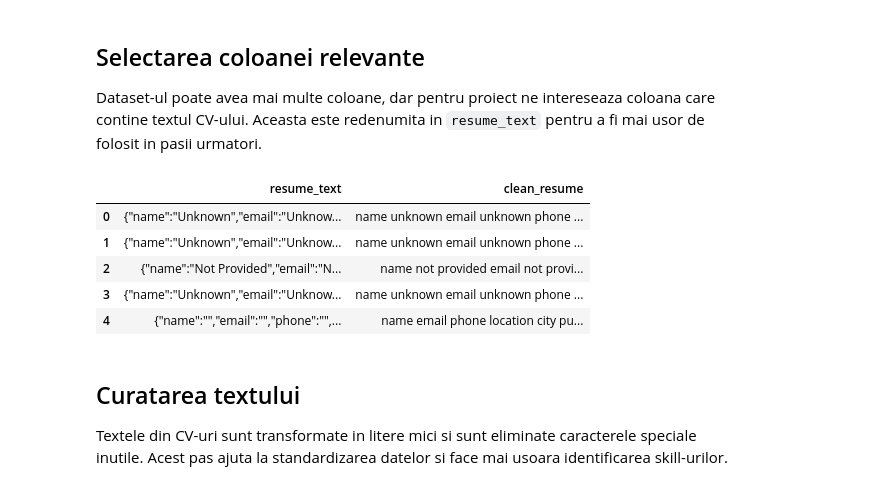
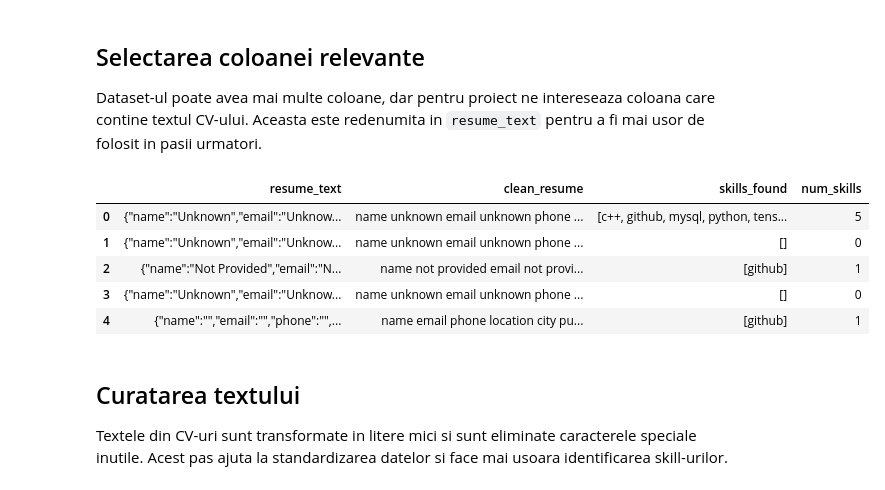
Before and after one commit to victor-moga30/cv-parsing-hr-assistant, a Jupyter notebook: victor.ipynb, the cells around one changed output. Saved outputs shown, nothing was run; the diff lists cells and outputs as text; code cells hidden in the pictures.

```diff
--- a/victor.ipynb
+++ b/victor.ipynb
@@ -99,25 +116,64 @@ Coloana folosita pentru CV: personal_info
 
 Dataset-ul poate avea mai multe coloane, dar pentru proiect ne intereseaza coloana care contine textul CV-ului. Aceasta este redenumita in `resume_text` pentru a fi mai usor de folosit in pasii urmatori.
 # %%
-# 3. Curatare text
+# # 3. Curatare text
+#
+# def clean_text(text):
+#     text = str(text).lower()
+#     text = re.sub(r"http\S+", " ", text)
+#     text = re.sub(r"[^a-zA-Z0-9+#. ]", " ", text)
+#     text = re.sub(r"\s+", " ", text).strip()
+#     return text
+#
+# resumes_df["clean_resume"] = resumes_df["resume_text"].apply(clean_text)
+#
+# resumes_df.head()
 
 def clean_text(text):
     text = str(text).lower()
-    text = re.sub(r"http\S+", " ", text)
+    text = re.sub(r"http\S+|www\S+", " ", text)
+    text = re.sub(r"\S+@\S+", " email_removed ", text)
+    text = re.sub(r"\+?\d[\d\s().-]{7,}", " phone_removed ", text)
     text = re.sub(r"[^a-zA-Z0-9+#. ]", " ", text)
     text = re.sub(r"\s+", " ", text).strip()
     return text
 
+
+skills_list = [
+    "python", "java", "c++", "c#", "sql", "mysql", "postgresql",
+    "excel", "power bi", "tableau", "machine learning", "deep learning",
+    "nlp", "tensorflow", "pytorch", "scikit-learn", "html", "css",
+    "javascript", "typescript", "react", "node.js", "spring",
+    "git", "github", "docker", "kubernetes", "linux", "aws", "azure",
+    "communication", "leadership", "teamwork", "problem solving",
+    "data analysis", "statistics", "streamlit", "fastapi", "flask"
+]
+
+
+def extract_skills(text):
+    found = []
+    text = str(text).lower()
+
+    for skill in skills_list:
+        pattern = r"(?<!\w)" + re.escape(skill) + r"(?!\w)"
+        if re.search(pattern, text):
+            found.append(skill)
+
+    return sorted(list(set(found)))
+
+
 resumes_df["clean_resume"] = resumes_df["resume_text"].apply(clean_text)
+resumes_df["skills_found"] = resumes_df["clean_resume"].apply(extract_skills)
+resumes_df["num_skills"] = resumes_df["skills_found"].apply(len)
 
 resumes_df.head()
 # %% [output]
-|  | resume_text | clean_resume |
-| 0 | {"name":"Unknown","email":"Unknow... | name unknown email unknown phone ... |
-| 1 | {"name":"Unknown","email":"Unknow... | name unknown email unknown phone ... |
-| 2 | {"name":"Not Provided","email":"N... | name not provided email not provi... |
-| 3 | {"name":"Unknown","email":"Unknow... | name unknown email unknown phone ... |
-| 4 | {"name":"","email":"","phone":"",... | name email phone location city pu... |
+|  | resume_text | clean_resume | skills_found | num_skills |
+| 0 | {"name":"Unknown","email":"Unknow... | name unknown email unknown phone ... | [c++, github, mysql, python, tens... | 5 |
+| 1 | {"name":"Unknown","email":"Unknow... | name unknown email unknown phone ... | [] | 0 |
+| 2 | {"name":"Not Provided","email":"N... | name not provided email not provi... | [github] | 1 |
+| 3 | {"name":"Unknown","email":"Unknow... | name unknown email unknown phone ... | [] | 0 |
+| 4 | {"name":"","email":"","phone":"",... | name email phone location city pu... | [github] | 1 |
 # %% [markdown]
 ## Curatarea textului
 
```
Also changed, not shown: parts of 16 cells of this notebook.
